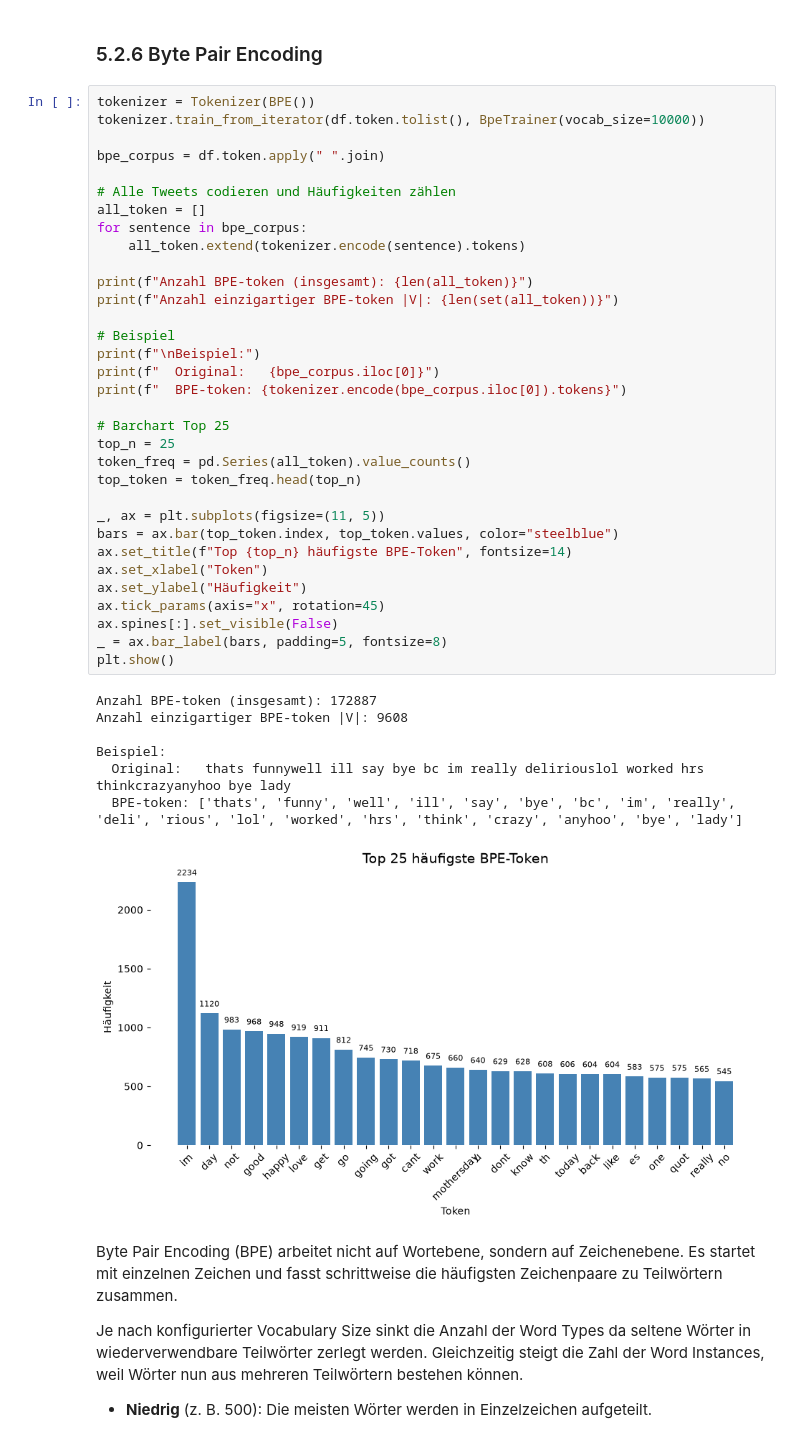
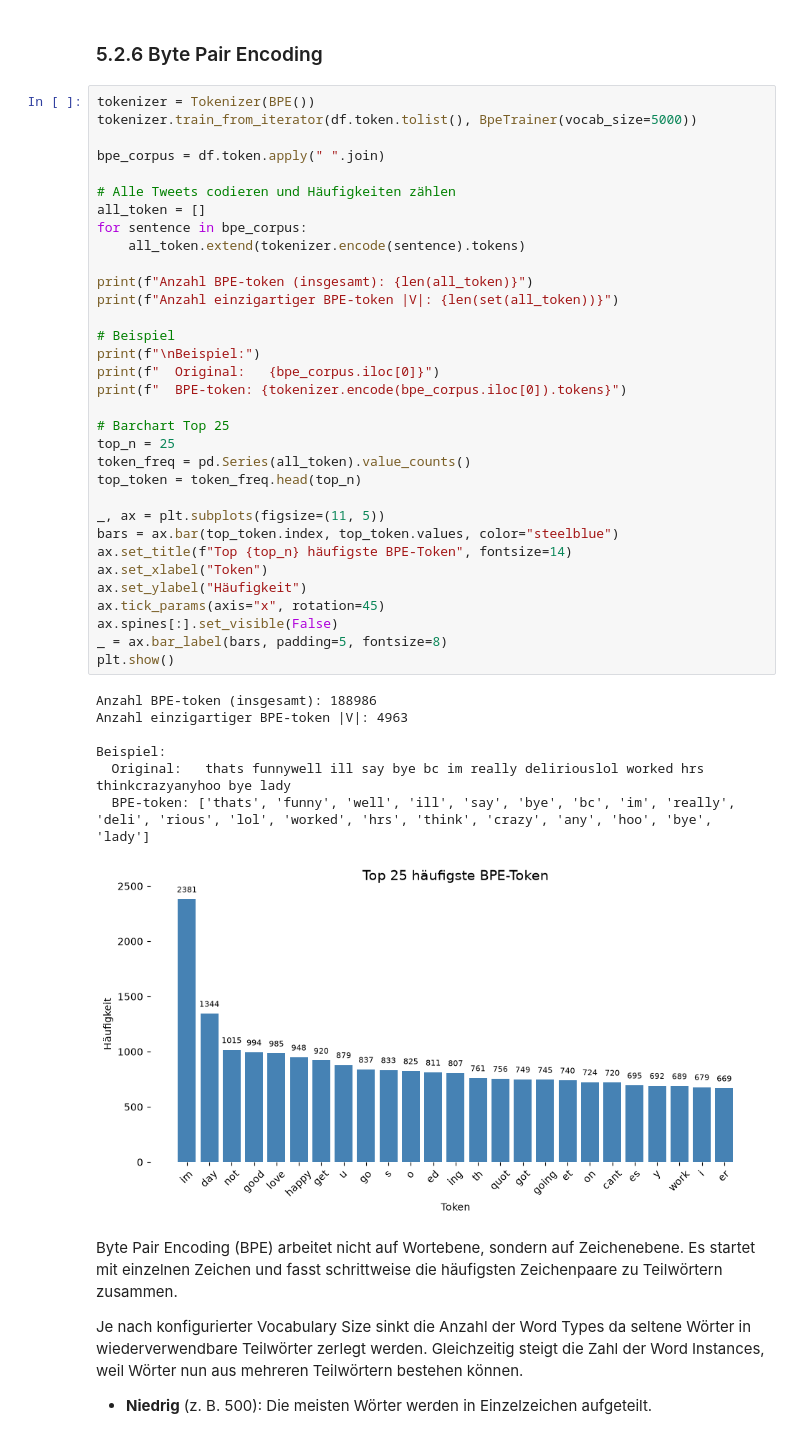
Before and after one commit to Anas2308/Neue_Konzepte_Portfolio, a Jupyter notebook: notebooks/manuel.ipynb, the cells around one changed output. Drawn from its saved outputs; the diff is of its cells as text.

```diff
--- a/notebooks/manuel.ipynb
+++ b/notebooks/manuel.ipynb
@@ -617,7 +610,7 @@ Anzahl einzigartiger Token |V|: 20829
 ### 5.2.6 Byte Pair Encoding
 # %%
 tokenizer = Tokenizer(BPE())
-tokenizer.train_from_iterator(df.token.tolist(), BpeTrainer(vocab_size=10000))
+tokenizer.train_from_iterator(df.token.tolist(), BpeTrainer(vocab_size=5000))
 
 bpe_corpus = df.token.apply(" ".join)
 
@@ -625,37 +618,37 @@ bpe_corpus = df.token.apply(" ".join)
 all_token = []
 for sentence in bpe_corpus:
     all_token.extend(tokenizer.encode(sentence).tokens)
 
 print(f"Anzahl BPE-token (insgesamt): {len(all_token)}")
 print(f"Anzahl einzigartiger BPE-token |V|: {len(set(all_token))}")
 
 # Beispiel
 print(f"\nBeispiel:")
 print(f"  Original:   {bpe_corpus.iloc[0]}")
 print(f"  BPE-token: {tokenizer.encode(bpe_corpus.iloc[0]).tokens}")
 
 # Barchart Top 25
 top_n = 25
 token_freq = pd.Series(all_token).value_counts()
 top_token = token_freq.head(top_n)
 
 _, ax = plt.subplots(figsize=(11, 5))
 bars = ax.bar(top_token.index, top_token.values, color="steelblue")
 ax.set_title(f"Top {top_n} häufigste BPE-Token", fontsize=14)
 ax.set_xlabel("Token")
 ax.set_ylabel("Häufigkeit")
 ax.tick_params(axis="x", rotation=45)
 ax.spines[:].set_visible(False)
 _ = ax.bar_label(bars, padding=5, fontsize=8)
 plt.show()
 # %% [output]
-Anzahl BPE-token (insgesamt): 172887
-Anzahl einzigartiger BPE-token |V|: 9608
+Anzahl BPE-token (insgesamt): 188986
+Anzahl einzigartiger BPE-token |V|: 4963
 
 Beispiel:
   Original:   thats funnywell ill say bye bc im really deliriouslol worked hrs thinkcrazyanyhoo bye lady
-  BPE-token: ['thats', 'funny', 'well', 'ill', 'say', 'bye', 'bc', 'im', 'really', 'deli', 'rious', 'lol', 'worked', 'hrs', 'think', 'crazy', 'anyhoo', 'bye', 'lady']
+  BPE-token: ['thats', 'funny', 'well', 'ill', 'say', 'bye', 'bc', 'im', 'really', 'deli', 'rious', 'lol', 'worked', 'hrs', 'think', 'crazy', 'any', 'hoo', 'bye', 'lady']
-[figure, old version]
+[figure, new version]
 # %% [markdown]
 Byte Pair Encoding (BPE) arbeitet nicht auf Wortebene, sondern auf Zeichenebene. Es startet mit einzelnen Zeichen und fasst schrittweise die häufigsten Zeichenpaare zu Teilwörtern zusammen.
 
```
Also changed, not shown: parts of 85 cells of this notebook.
